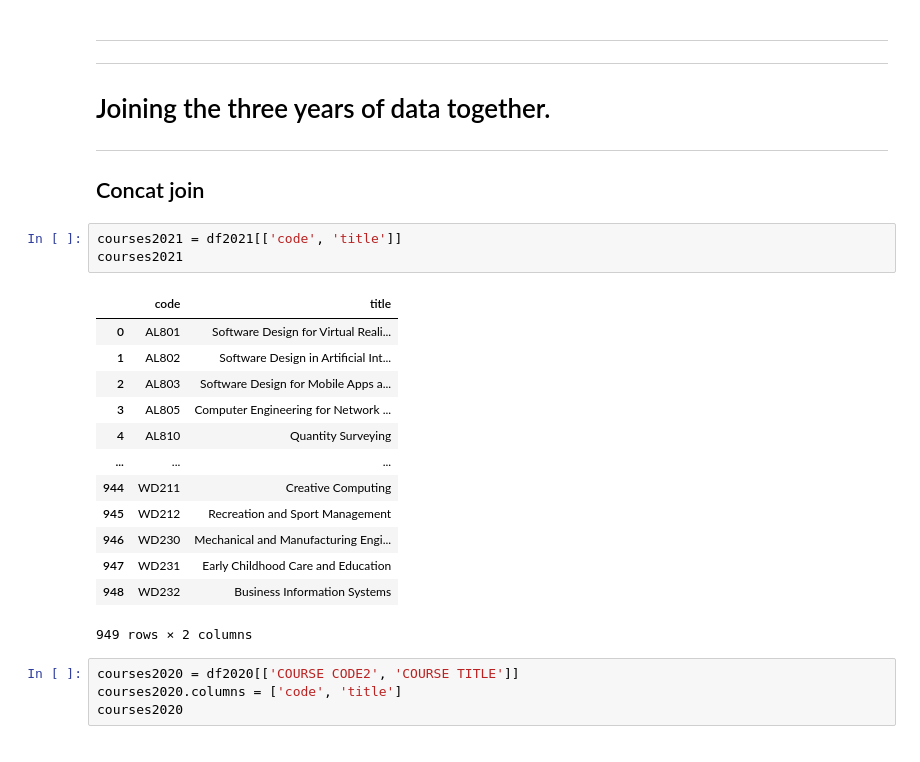
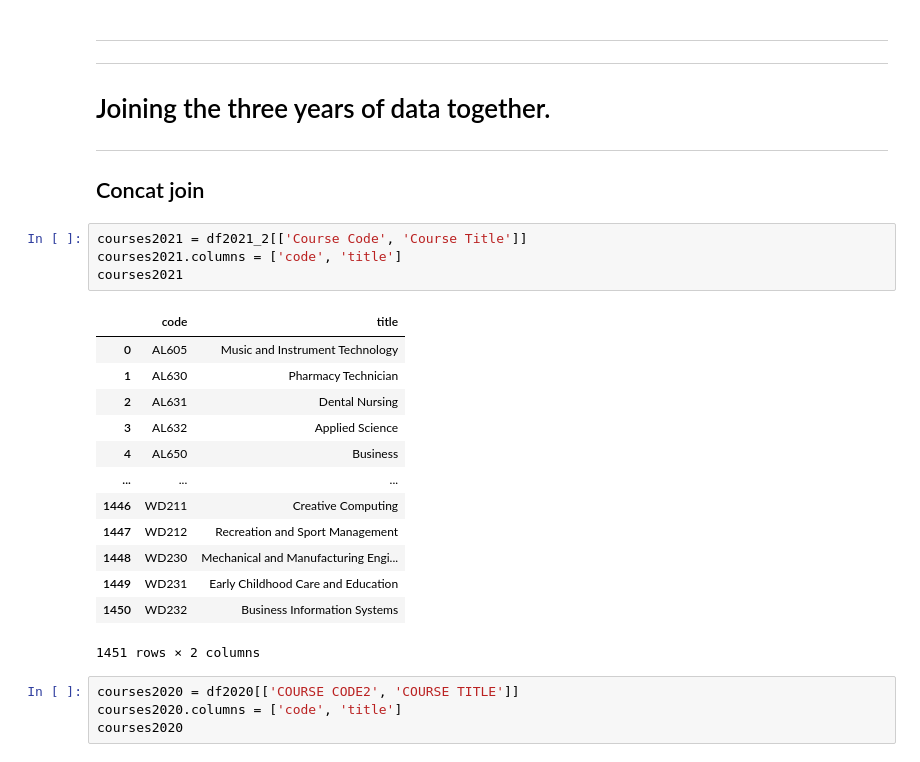
Before and after one commit to fionnmccarthy/Fundamentals-of-Data-Analysis, a Jupyter notebook: cao.ipynb, the cells around one changed output. Drawn from its saved outputs; the diff is of its cells as text.

```diff
--- a/cao.ipynb
+++ b/cao.ipynb
@@ -627,22 +627,23 @@ df2019
 ***
 ## Concat join
 # %%
-courses2021 = df2021[['code', 'title']]
+courses2021 = df2021_2[['Course Code', 'Course Title']]
+courses2021.columns = ['code', 'title']
 courses2021
 # %% [output]
 |  | code | title |
-| 0 | AL801 | Software Design for Virtual Reali... |
-| 1 | AL802 | Software Design in Artificial Int... |
-| 2 | AL803 | Software Design for Mobile Apps a... |
-| 3 | AL805 | Computer Engineering for Network ... |
-| 4 | AL810 | Quantity Surveying |
+| 0 | AL605 | Music and Instrument Technology |
+| 1 | AL630 | Pharmacy Technician |
+| 2 | AL631 | Dental Nursing |
+| 3 | AL632 | Applied Science |
+| 4 | AL650 | Business |
 | ... | ... | ... |
-| 944 | WD211 | Creative Computing |
-| 945 | WD212 | Recreation and Sport Management |
-| 946 | WD230 | Mechanical and Manufacturing Engi... |
-| 947 | WD231 | Early Childhood Care and Education |
-| 948 | WD232 | Business Information Systems |
+| 1446 | WD211 | Creative Computing |
+| 1447 | WD212 | Recreation and Sport Management |
+| 1448 | WD230 | Mechanical and Manufacturing Engi... |
+| 1449 | WD231 | Early Childhood Care and Education |
+| 1450 | WD232 | Business Information Systems |
-949 rows × 2 columns
+1451 rows × 2 columns
 # %%
 courses2020 = df2020[['COURSE CODE2', 'COURSE TITLE']]
 courses2020.columns = ['code', 'title']
```
Also changed, not shown: parts of 25 cells of this notebook, 36 other files.
